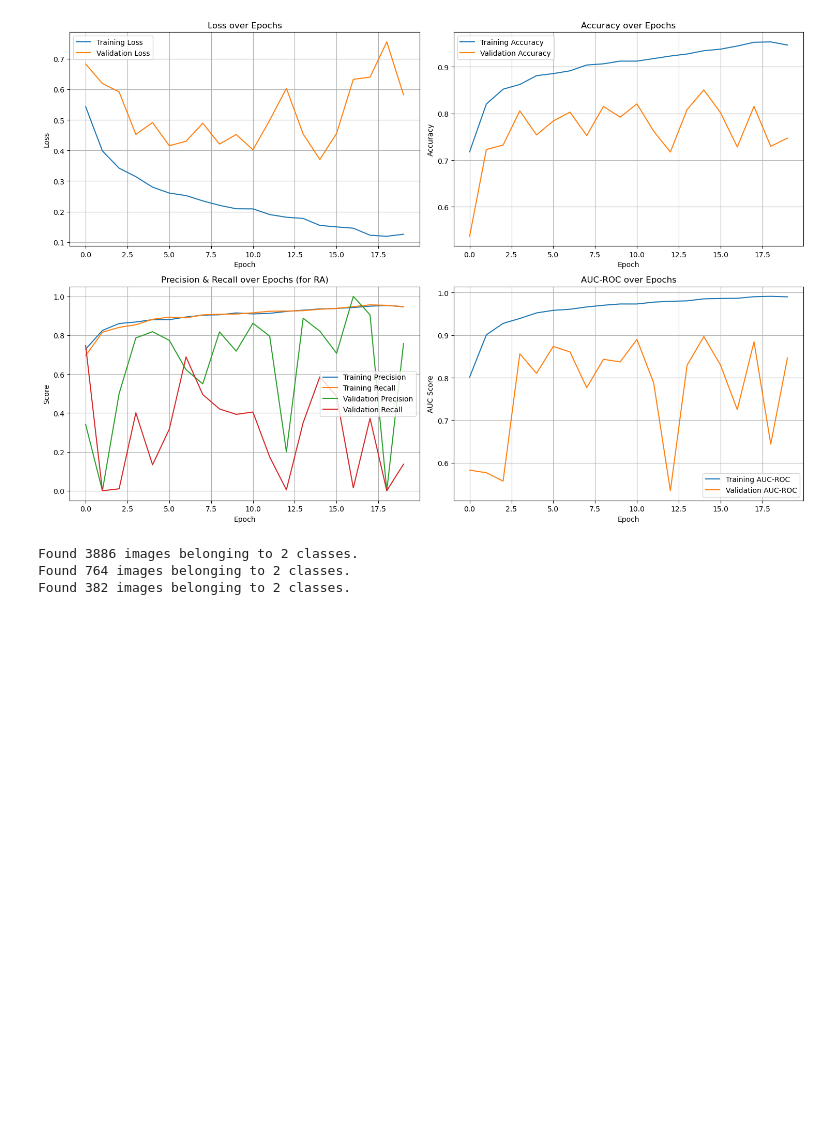
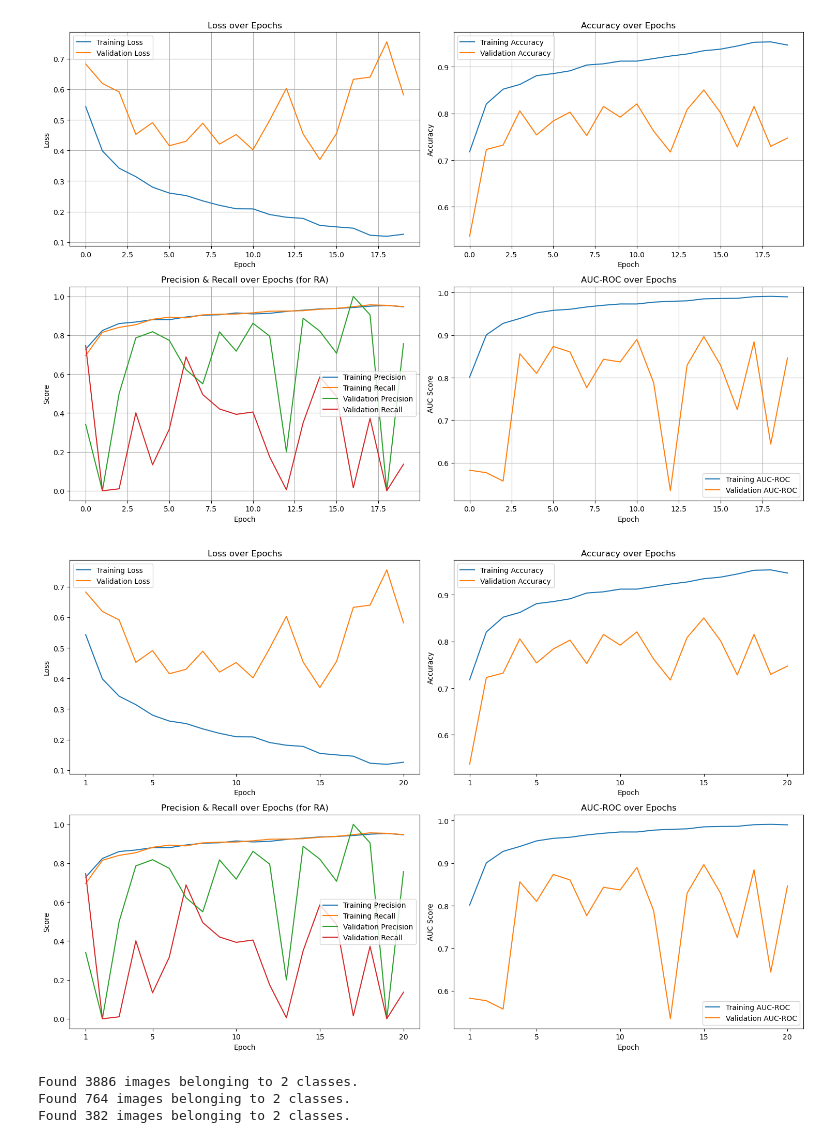
Before and after one commit to pwatana/RA_classification_CNN, a Jupyter notebook: notebooks/analyze_results.ipynb, the cells around one changed output. Drawn from its saved outputs; the diff is of its cells as text; code cells hidden in the pictures; blank space fills up the shorter version.

Commit message:
new plots for curve

```diff
--- a/notebooks/analyze_results.ipynb
+++ b/notebooks/analyze_results.ipynb
@@ -110,6 +110,75 @@ plt.show() # Display the plots
 # plt.savefig(os.path.join(MODELS_DIR, 'training_curves.png')) # Save the plots
 # %% [output]
 [figure]
+# %%
+import matplotlib.pyplot as plt
+import pandas as pd
+import os
+
+# Assuming history_df is already loaded
+# history_df = pd.read_csv(history_file_path)
+
+plt.figure(figsize=(15, 10))
+
+# Define your custom tick positions
+custom_ticks = [1, 5, 10, 15, 20] # Your desired x-axis values
+
+# Get the total number of epochs (still good to know for context, even if not directly used in xticks)
+total_epochs = len(history_df)
+epochs = range(1, total_epochs + 1) # Full range of epochs for plotting the lines
+
+
+# Plot Loss
+plt.subplot(2, 2, 1)
+plt.plot(epochs, history_df['loss'], label='Training Loss')
+plt.plot(epochs, history_df['val_loss'], label='Validation Loss')
+plt.title('Loss over Epochs')
+plt.xlabel('Epoch')
+plt.ylabel('Loss')
+plt.legend()
+plt.grid(False)
+plt.xticks(custom_ticks) # Use the custom tick list
+
+# Plot Accuracy
+plt.subplot(2, 2, 2)
+plt.plot(epochs, history_df['accuracy'], label='Training Accuracy')
+plt.plot(epochs, history_df['val_accuracy'], label='Validation Accuracy')
+plt.title('Accuracy over Epochs')
+plt.xlabel('Epoch')
+plt.ylabel('Accuracy')
+plt.legend()
+plt.grid(False)
+plt.xticks(custom_ticks)
+
+# Plot Precision and Recall
+plt.subplot(2, 2, 3)
+plt.plot(epochs, history_df['precision'], label='Training Precision')
+plt.plot(epochs, history_df['recall'], label='Training Recall')
+plt.plot(epochs, history_df['val_precision'], label='Validation Precision')
+plt.plot(epochs, history_df['val_recall'], label='Validation Recall')
+plt.title('Precision & Recall over Epochs (for RA)')
+plt.xlabel('Epoch')
+plt.ylabel('Score')
+plt.legend()
+plt.grid(False)
+plt.xticks(custom_ticks)
+
+# Plot AUC-ROC
+plt.subplot(2, 2, 4)
+plt.plot(epochs, history_df['auc_roc'], label='Training AUC-ROC')
+plt.plot(epochs, history_df['val_auc_roc'], label='Validation AUC-ROC')
+plt.title('AUC-ROC over Epochs')
+plt.xlabel('Epoch')
+plt.ylabel('AUC Score')
+plt.legend()
+plt.grid(False)
+plt.xticks(custom_ticks)
+
+plt.tight_layout()
+plt.show()
+# plt.savefig(os.path.join(MODELS_DIR, 'training_curves.png'))
+# %% [output]
+[figure, added]
 # %%
 import tensorflow as tf
 from sklearn.metrics import confusion_matrix, f1_score, accuracy_score, recall_score, precision_score
```
Also changed, not shown: 3 other files.
